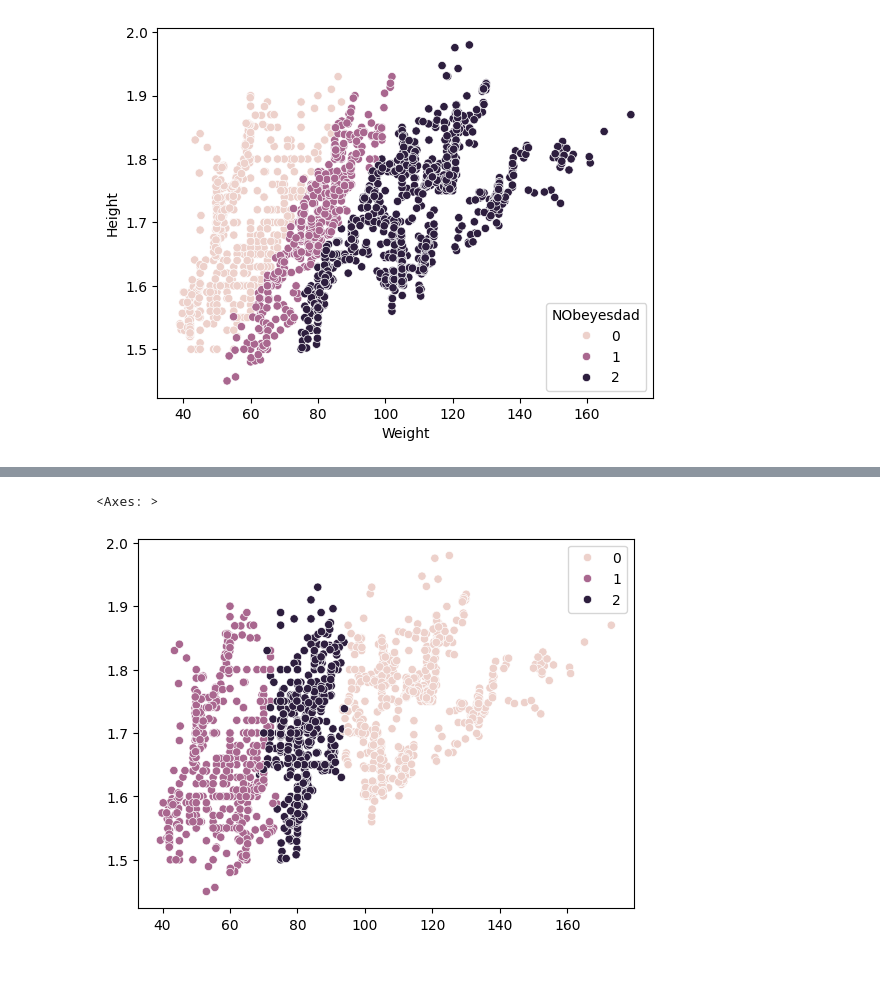
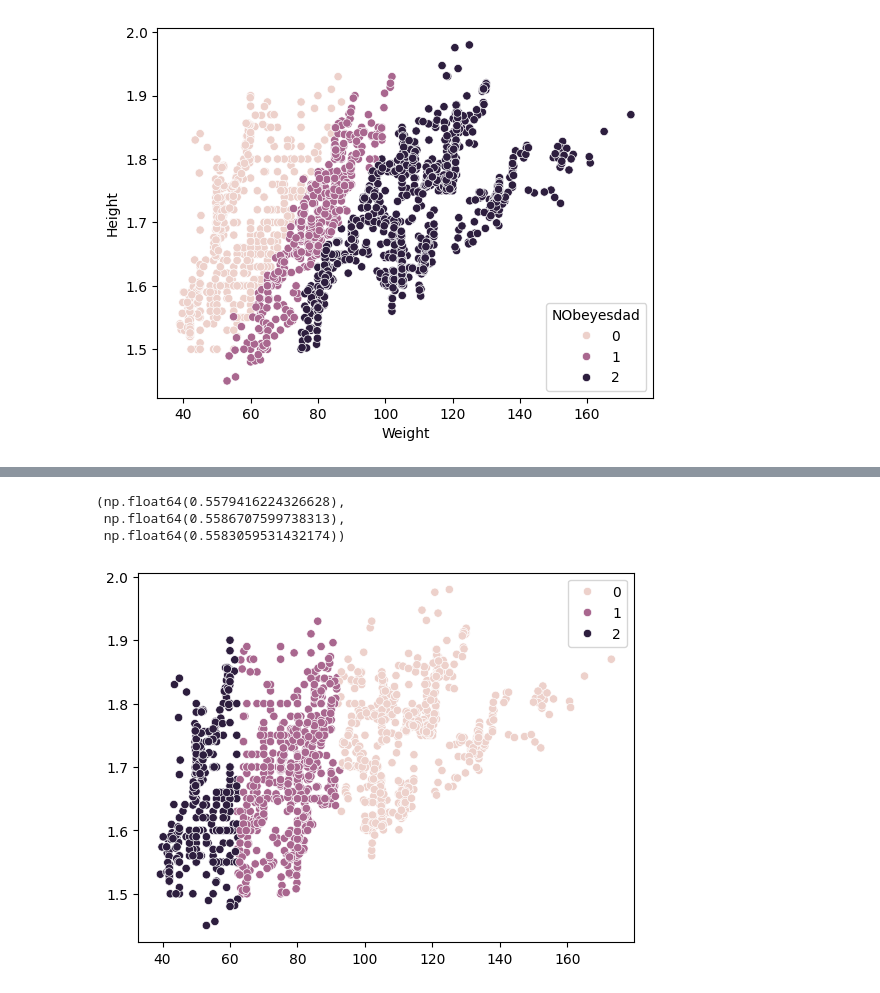
Before and after one commit to alexisuaguilaru/Obesity_Levels_Model, a Jupyter notebook: Model/Model.ipynb, the cells around one changed output, grey strips where cells are left out. Cells and saved outputs as stored; diff of their text form; code cells hidden in the pictures.

Commit message:
ADD experimental model

```diff
--- a/Model/Model.ipynb
+++ b/Model/Model.ipynb
@@ -58,6 +64,17 @@ sns.scatterplot(x=X_train[:,2],y=X_train[:,1],hue=y_output)
-# %%
-y_output = Model_Agglomerative.fit_predict(X_train,y_train)
-sns.scatterplot(x=X_train[:,2],y=X_train[:,1],hue=y_output)
-# %% [output]
-<Axes: >
-[figure, removed]
+# %%
+# Clustering with Agglomerative Clustering
+ScoreFunction_MutualInformation = lambda X,y : mutual_info_classif(X,y,n_neighbors=32)
+
+Model_Agglomerative = Pipeline(steps=[('Dimensionality Reduction',PCA()),
+                                      ('Feature_Selection',SelectPercentile(score_func=ScoreFunction_MutualInformation,percentile=25)),
+                                      ('Clustering',AgglomerativeClustering(n_clusters=3))])
+
+y_output = Model_Agglomerative.fit_predict(X_train,y_train)
+sns.scatterplot(x=X_train[:,2],y=X_train[:,1],hue=y_output)
+
+homogeneity_completeness_v_measure(y_train,y_output)
+# %% [output]
+(np.float64(0.5579416224326628),
+ np.float64(0.5586707599738313),
+ np.float64(0.5583059531432174))
+[figure, added]
```
Also changed, not shown: parts of 3 cells of this notebook.
